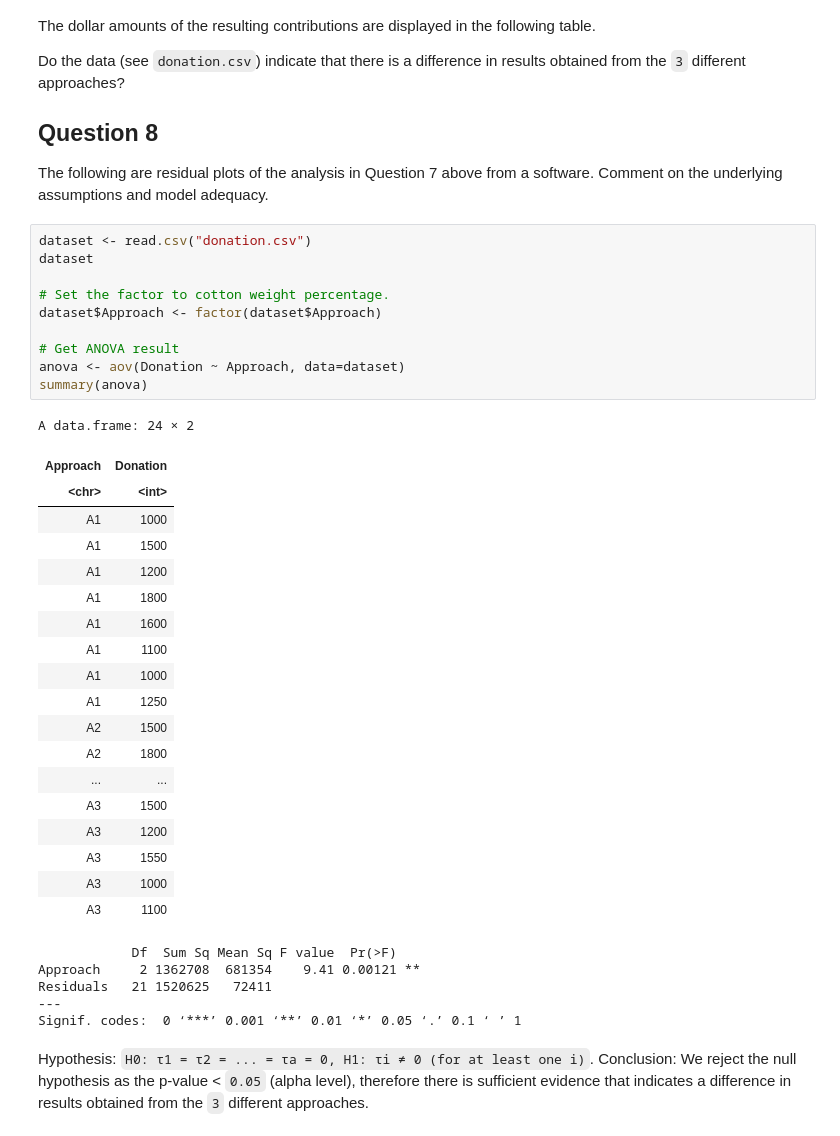
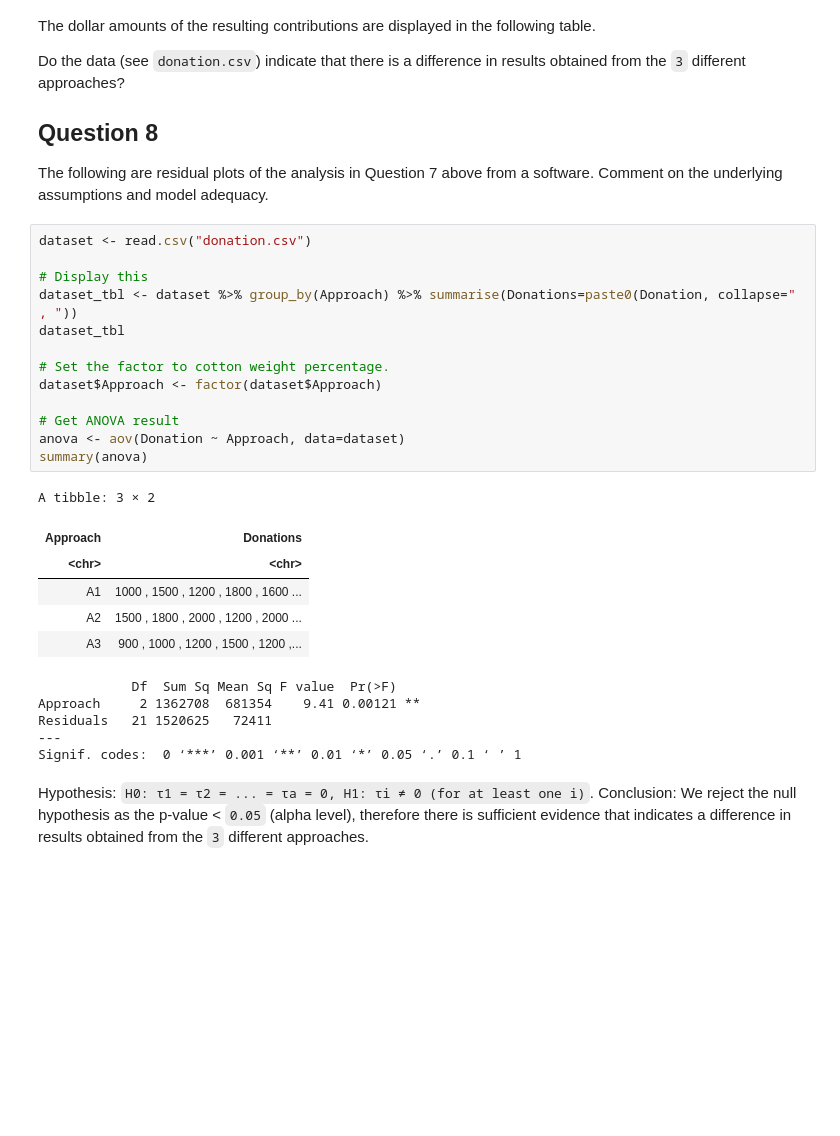
Before and after one commit to oooookk7/experimental-design-statistics, a Jupyter notebook: 02 - Experiments with a Single Variable: The Analysis of Variance/notes.ipynb, the cells around one changed output. Saved outputs shown, nothing was run; the diff lists cells and outputs as text; blank space fills up the shorter version.

```diff
--- a/02 - Experiments with a Single Variable: The Analysis of Variance/notes.ipynb
+++ b/02 - Experiments with a Single Variable: The Analysis of Variance/notes.ipynb
@@ -598,34 +598,24 @@ Do the data (see `donation.csv`) indicate that there is a difference in results
 The following are residual plots of the analysis in Question 7 above from a software. Comment on the underlying assumptions and model adequacy.
 # %%
 dataset <- read.csv("donation.csv")
-dataset
+
+# Display this
+dataset_tbl <- dataset %>% group_by(Approach) %>% summarise(Donations=paste0(Donation, collapse=" , "))
+dataset_tbl
 
 # Set the factor to cotton weight percentage.
 dataset$Approach <- factor(dataset$Approach)
 
 # Get ANOVA result
 anova <- aov(Donation ~ Approach, data=dataset)
 summary(anova)
 # %% [output]
-A data.frame: 24 × 2
+A tibble: 3 × 2
-| Approach | Donation |
-| <chr> | <int> |
-| A1 | 1000 |
-| A1 | 1500 |
-| A1 | 1200 |
-| A1 | 1800 |
-| A1 | 1600 |
-| A1 | 1100 |
-| A1 | 1000 |
-| A1 | 1250 |
-| A2 | 1500 |
-| A2 | 1800 |
-| ... | ... |
-| A3 | 1500 |
-| A3 | 1200 |
-| A3 | 1550 |
-| A3 | 1000 |
-| A3 | 1100 |
+| Approach | Donations |
+| <chr> | <chr> |
+| A1 | 1000 , 1500 , 1200 , 1800 , 1600 ... |
+| A2 | 1500 , 1800 , 2000 , 1200 , 2000 ... |
+| A3 | 900 , 1000 , 1200 , 1500 , 1200 ,... |
             Df  Sum Sq Mean Sq F value  Pr(>F)
 Approach     2 1362708  681354    9.41 0.00121 **
 Residuals   21 1520625   72411
```
